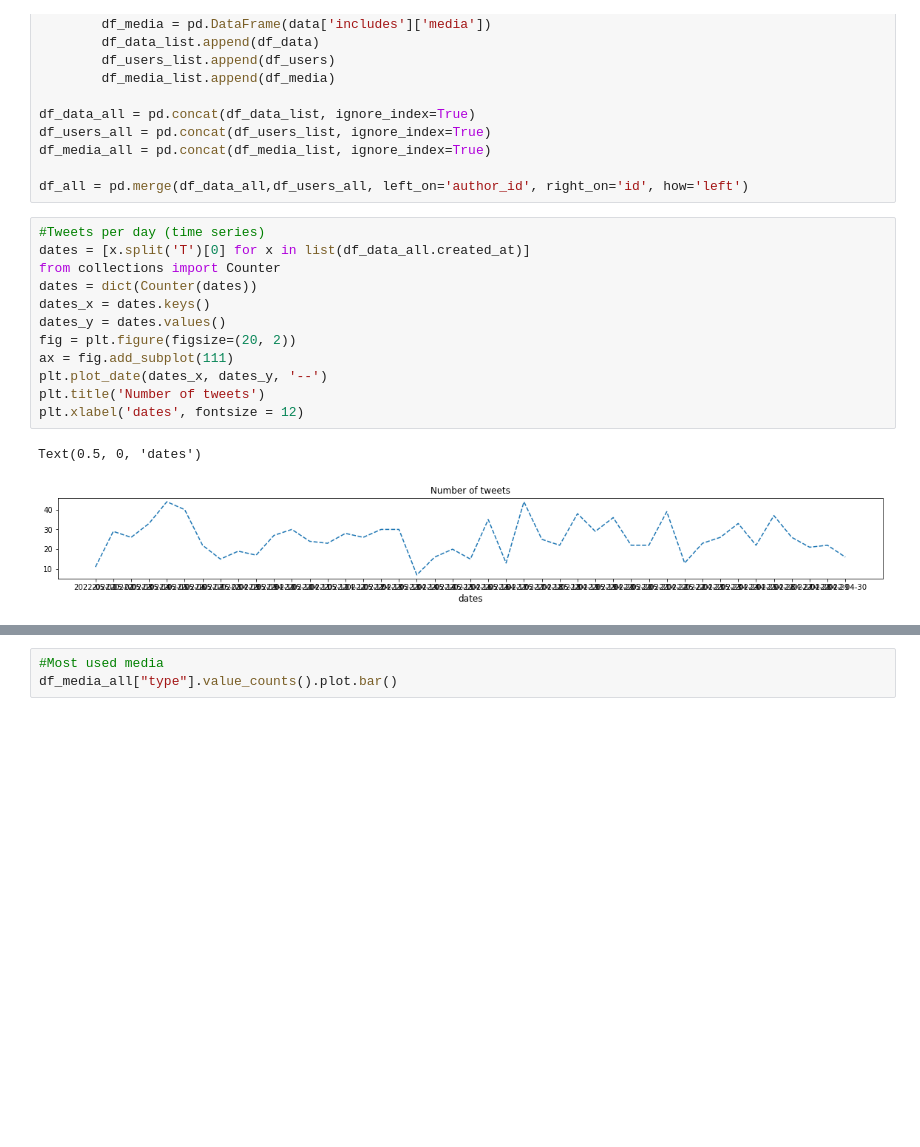
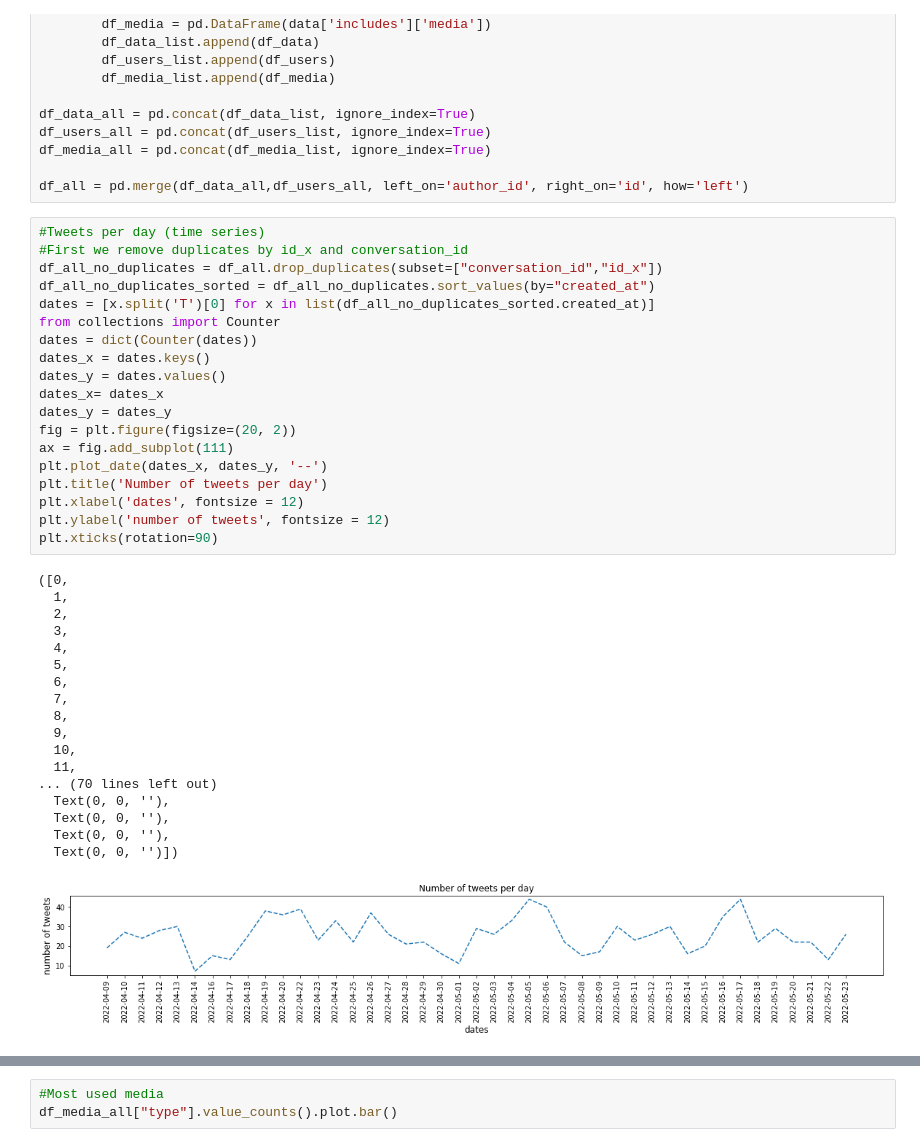
Before and after one commit to sitol/edu_, a Jupyter notebook: claustrovirtual_data_analysis.ipynb, the cells around one changed output, grey strips where cells are left out. Saved outputs shown, nothing was run; the diff lists cells and outputs as text; blank space fills up the shorter version.

```diff
--- a/claustrovirtual_data_analysis.ipynb
+++ b/claustrovirtual_data_analysis.ipynb
@@ -34,18 +34,41 @@ df_media_all = pd.concat(df_media_list, ignore_index=True)
 df_all = pd.merge(df_data_all,df_users_all, left_on='author_id', right_on='id', how='left')
 # %%
 #Tweets per day (time series)
-dates = [x.split('T')[0] for x in list(df_data_all.created_at)]
+#First we remove duplicates by id_x and conversation_id
+df_all_no_duplicates = df_all.drop_duplicates(subset=["conversation_id","id_x"])
+df_all_no_duplicates_sorted = df_all_no_duplicates.sort_values(by="created_at")
+dates = [x.split('T')[0] for x in list(df_all_no_duplicates_sorted.created_at)]
 from collections import Counter
 dates = dict(Counter(dates))
 dates_x = dates.keys()
 dates_y = dates.values()
+dates_x= dates_x
+dates_y = dates_y
 fig = plt.figure(figsize=(20, 2))
 ax = fig.add_subplot(111)
 plt.plot_date(dates_x, dates_y, '--')
-plt.title('Number of tweets')
+plt.title('Number of tweets per day')
 plt.xlabel('dates', fontsize = 12)
+plt.ylabel('number of tweets', fontsize = 12)
+plt.xticks(rotation=90)
 # %% [output]
-Text(0.5, 0, 'dates')
+([0,
+  1,
+  2,
+  3,
+  4,
+  5,
+  6,
+  7,
+  8,
+  9,
+  10,
+  11,
+... (70 lines left out)
+  Text(0, 0, ''),
+  Text(0, 0, ''),
+  Text(0, 0, ''),
+  Text(0, 0, '')])
-[figure, old version]
+[figure, new version]
 # %%
 #Tweets per person ranking
```
Also changed, not shown: parts of 12 cells of this notebook.
